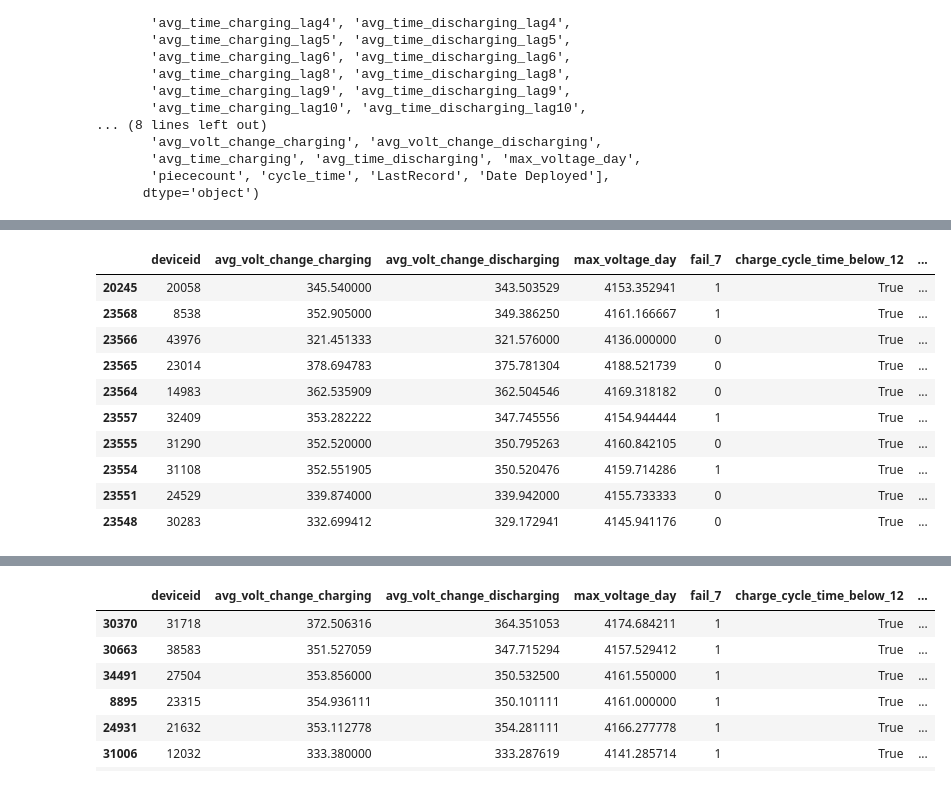
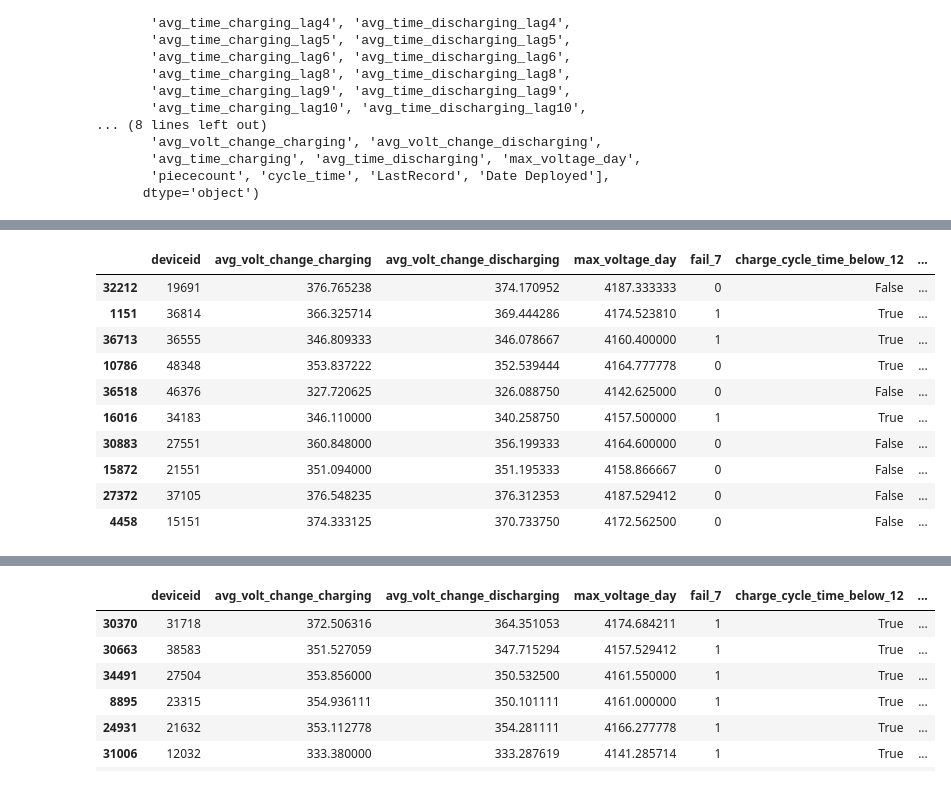
Before and after one commit to natalia-kurbakova/Baruch-Data-Challenge, a Jupyter notebook: datachallenge.ipynb, the cells around one changed output, grey strips where cells are left out. Saved outputs shown, nothing was run; the diff lists cells and outputs as text; code cells hidden in the pictures.

```diff
--- a/datachallenge.ipynb
+++ b/datachallenge.ipynb
@@ -96,17 +96,17 @@ failed_true.describe()
 # %%
 #look for common patterns from all devices by sorting values
 
-new_df = new_df.sort_values('charge_cycle_time_below_12',ascending=False)
+new_df = new_df.sort_values('Date Deployed', ascending=False)
 new_df.head(10)
 # %% [output]
 |  | deviceid | avg_volt_change_charging | avg_volt_change_discharging | max_voltage_day | fail_7 | charge_cycle_time_below_12 | ... |
-| 20245 | 20058 | 345.540000 | 343.503529 | 4153.352941 | 1 | True | ... |
-| 23568 | 8538 | 352.905000 | 349.386250 | 4161.166667 | 1 | True | ... |
-| 23566 | 43976 | 321.451333 | 321.576000 | 4136.000000 | 0 | True | ... |
-| 23565 | 23014 | 378.694783 | 375.781304 | 4188.521739 | 0 | True | ... |
-| 23564 | 14983 | 362.535909 | 362.504546 | 4169.318182 | 0 | True | ... |
-| 23557 | 32409 | 353.282222 | 347.745556 | 4154.944444 | 1 | True | ... |
-| 23555 | 31290 | 352.520000 | 350.795263 | 4160.842105 | 0 | True | ... |
-| 23554 | 31108 | 352.551905 | 350.520476 | 4159.714286 | 1 | True | ... |
-| 23551 | 24529 | 339.874000 | 339.942000 | 4155.733333 | 0 | True | ... |
-| 23548 | 30283 | 332.699412 | 329.172941 | 4145.941176 | 0 | True | ... |
+| 32212 | 19691 | 376.765238 | 374.170952 | 4187.333333 | 0 | False | ... |
+| 1151 | 36814 | 366.325714 | 369.444286 | 4174.523810 | 1 | True | ... |
+| 36713 | 36555 | 346.809333 | 346.078667 | 4160.400000 | 1 | True | ... |
+| 10786 | 48348 | 353.837222 | 352.539444 | 4164.777778 | 0 | True | ... |
+| 36518 | 46376 | 327.720625 | 326.088750 | 4142.625000 | 0 | False | ... |
+| 16016 | 34183 | 346.110000 | 340.258750 | 4157.500000 | 1 | True | ... |
+| 30883 | 27551 | 360.848000 | 356.199333 | 4164.600000 | 0 | False | ... |
+| 15872 | 21551 | 351.094000 | 351.195333 | 4158.866667 | 0 | False | ... |
+| 27372 | 37105 | 376.548235 | 376.312353 | 4187.529412 | 0 | False | ... |
+| 4458 | 15151 | 374.333125 | 370.733750 | 4172.562500 | 0 | False | ... |
```
Also changed, not shown: parts of 2 cells of this notebook.
